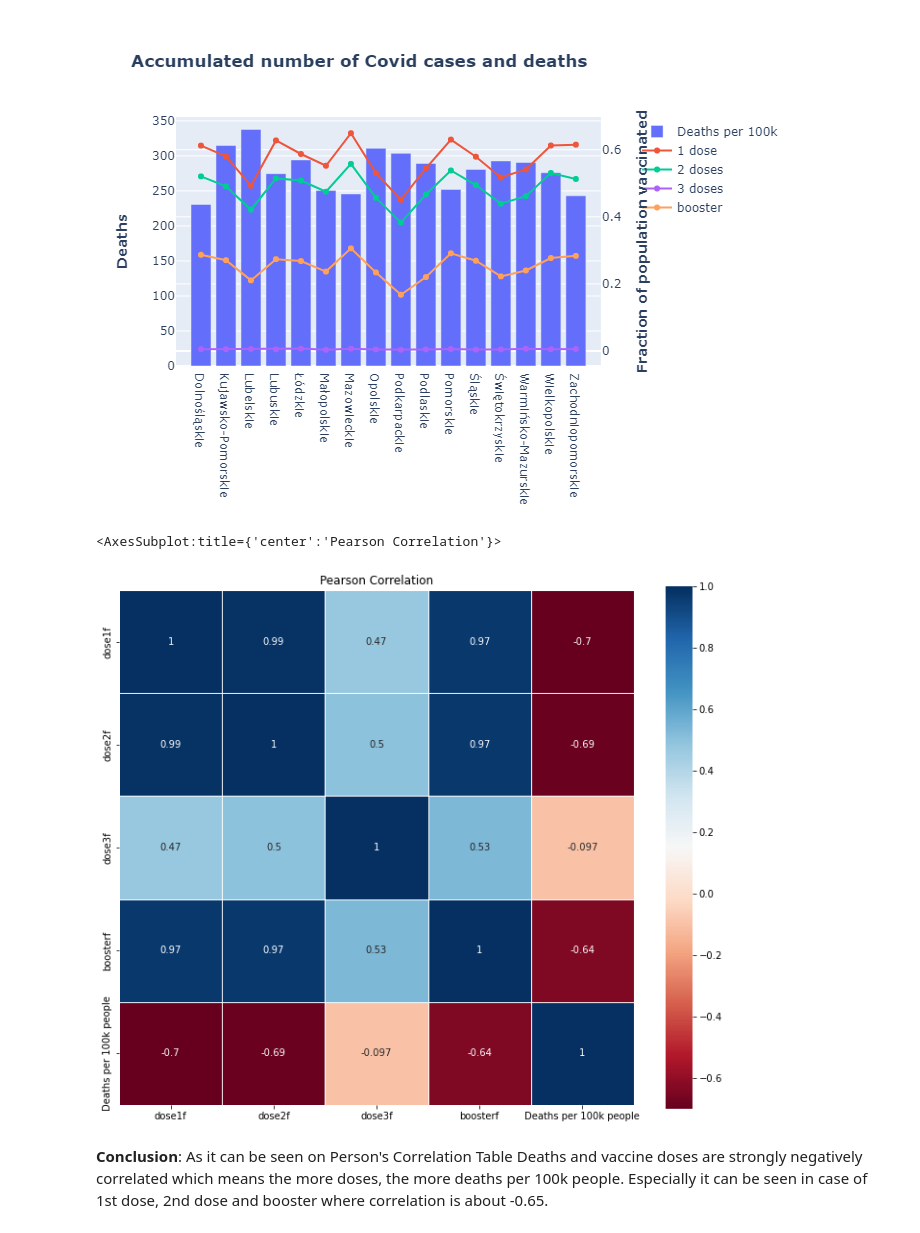
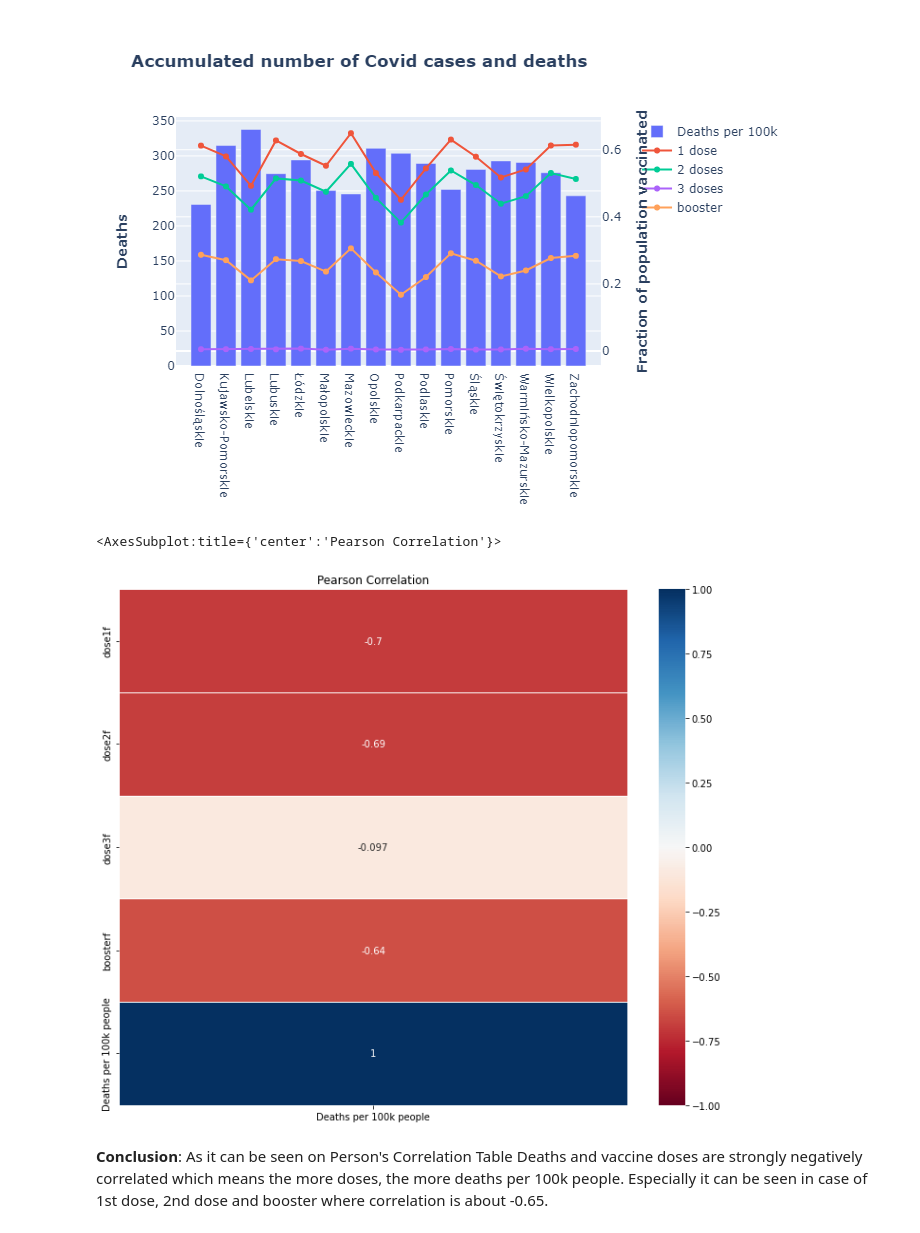
Before and after one commit to jakubjanosz/Covid-19-analysis, a Jupyter notebook: analysis.ipynb, the cells around one changed output. Cells and saved outputs as stored; diff of their text form; code cells hidden in the pictures.

```diff
--- a/analysis.ipynb
+++ b/analysis.ipynb
@@ -26,7 +26,7 @@ import seaborn as sns
 # %% [markdown]
 **Adjusting frame sizes**
 # %%
-plt.rcParams['figure.figsize'] = 18,9
+plt.rcParams['figure.figsize'] = 13,7
 # %% [markdown]
 ## **1. Accumulated number of Covid cases and deaths**
 # %% [markdown]
@@ -73,14 +73,14 @@ fig2.show('png')
 [figure]
 # %%
 #editing table using Pandas
-data_voiv = pd.read_excel('C:\\Users\\main\\Desktop\\Poland_covid_analysis\\Voivodeship_stats.xlsx')
+data_voiv = pd.read_excel('Voivodeship_stats.xlsx')
 data_voiv.drop(['No'], axis = 1, inplace = True)
 data_voiv['Total active cases'] = data_voiv['Total cases'] - data_voiv['Total deaths'] - data_voiv['Total cured']
 data_voiv['Active cases per 100k people'] = data_voiv['Total active cases'] * 100000 / data_voiv['Population']
 data_voiv['Cases per 100k people'] = data_voiv['Total cases'] * 100000 / data_voiv['Population']
 data_voiv['Deaths per 100k people'] = data_voiv['Total deaths'] * 100000 / data_voiv['Population']
 
-display(data_voiv.round(2))
+display(data_voiv.round(2).head(5))
 # %% [output]
 |  | Voivodeship | Total cases | Total deaths | Total cured | Population | Total active cases | ... |
 | 0 | Dolnośląskie | 374901 | 6693 | 340877 | 2901225.0 | 27331 | ... |
@@ -268,7 +252,7 @@ display(death_l['voiv'].value_counts().plot(kind='bar'))
 # %% [markdown]
 ## **4. Vaccines**
 # %%
-data_vacc = pd.read_excel('C:\\Users\\main\\Desktop\\Poland_covid_analysis\\vaccine.xlsx')
+data_vacc = pd.read_excel('vaccine.xlsx')
 data_vd = pd.merge(data_vacc, data_voiv, on = 'Voivodeship')
 # %%
 fig5 = make_subplots(specs=[[{"secondary_y": True}]])
@@ -303,10 +287,10 @@ data_vd.drop(['dose1','dose2','dose3','booster','Total cases','Total deaths','To
 # %%
 plt.figure(figsize=(12,10))
 plt.title('Pearson Correlation')
-display(sns.heatmap(data_vd.corr(),linewidths=1,
-            square=True, cmap='RdBu', linecolor='white', annot=True))
+display(sns.heatmap(data_vd.corr()[['Deaths per 100k people']],linewidths=1,
+            square=False, cmap='RdBu', linecolor='white', annot=True, vmin = -1))
 # %% [output]
 <AxesSubplot:title={'center':'Pearson Correlation'}>
-[figure, old version]
+[figure, new version]
 # %% [markdown]
 **Conclusion**: As it can be seen on Person's Correlation Table Deaths and vaccine doses are strongly negatively correlated which means the more doses, the more deaths per 100k people. Especially it can be seen in case of 1st dose, 2nd dose and booster where correlation is about -0.65.
```
Also changed, not shown: parts of 9 cells of this notebook.
